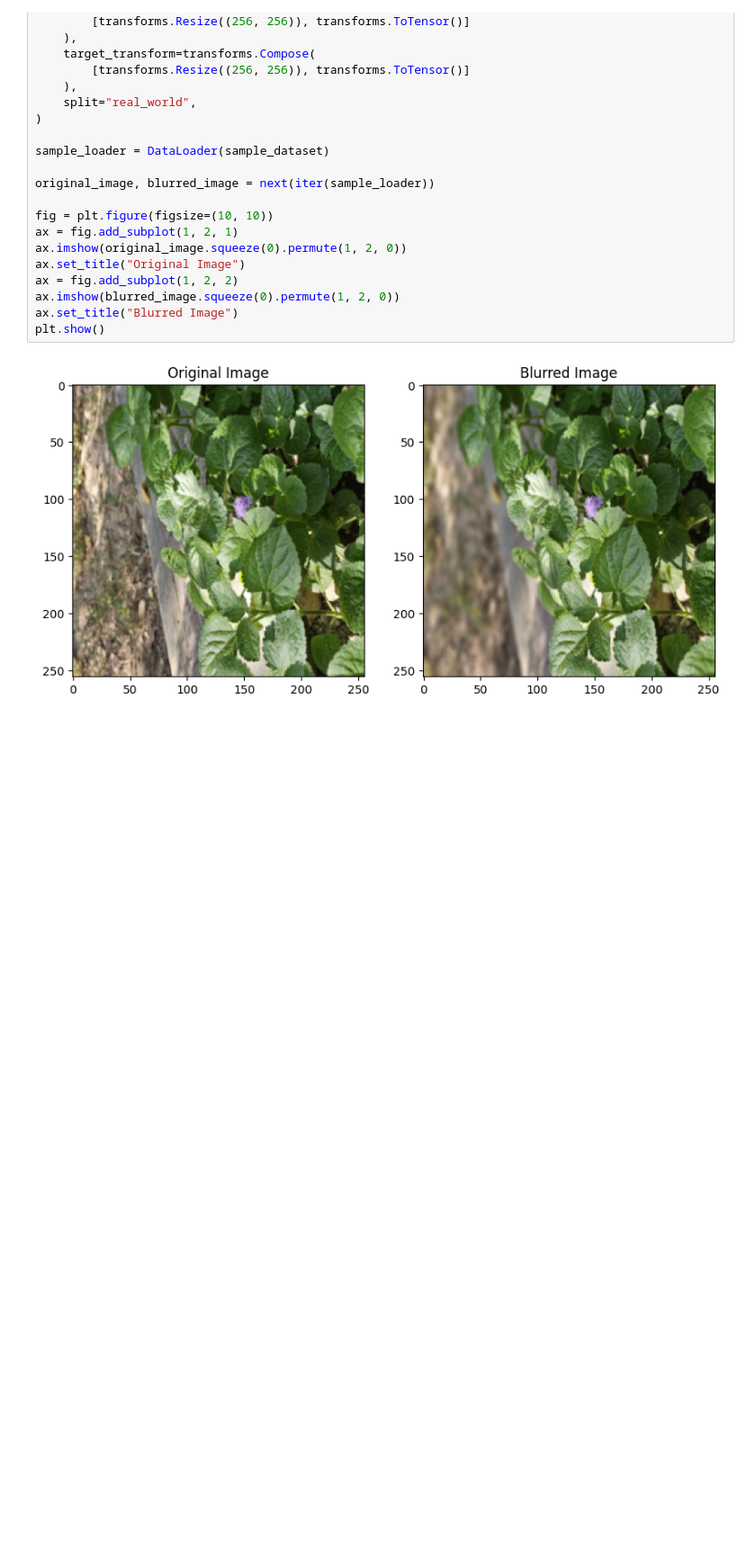
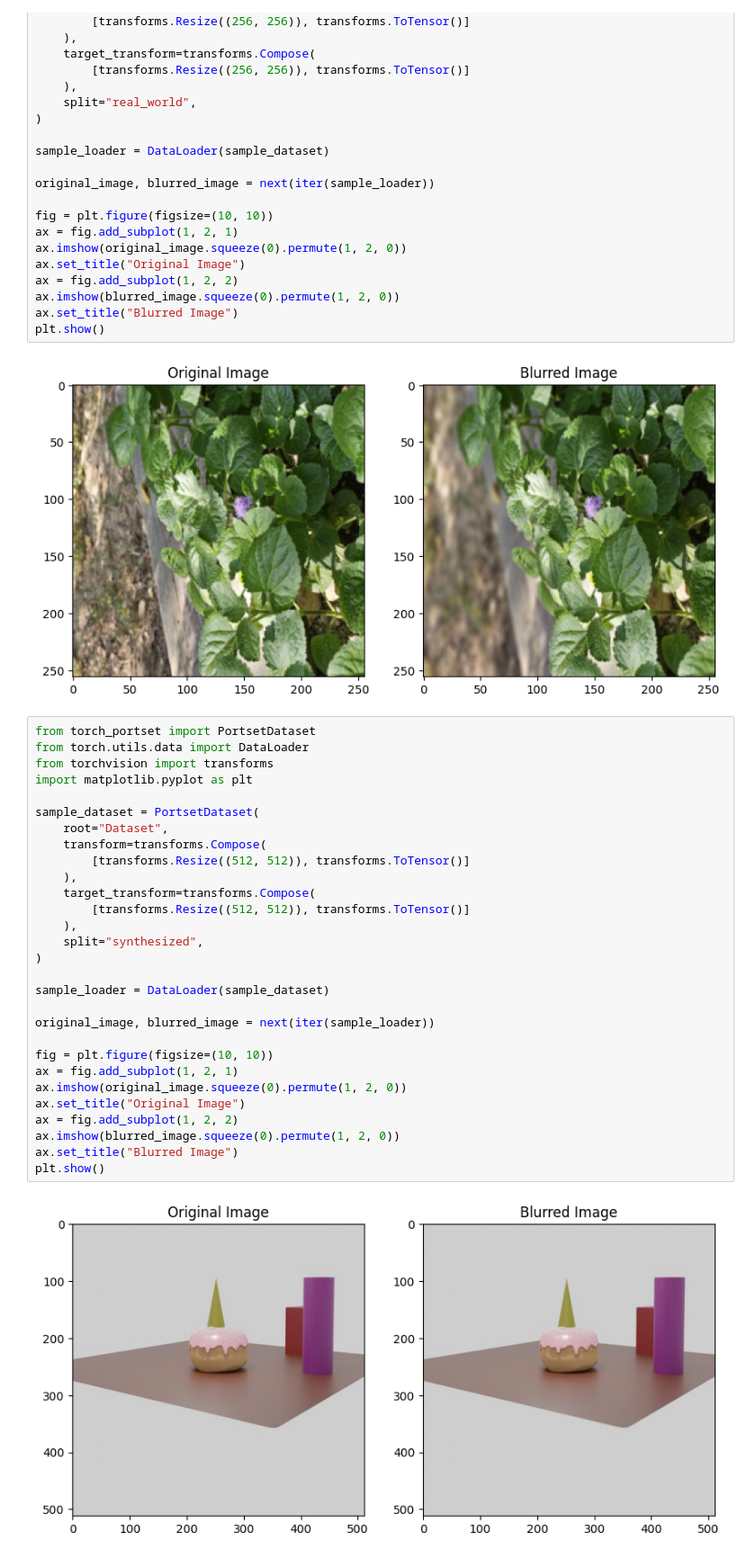
Before and after one commit to amirhossein-razlighi/PortSet, a Jupyter notebook: inference.ipynb, the cells around one changed output. Shown at 90% size. Saved outputs shown, nothing was run; the diff lists cells and outputs as text; blank space fills up the shorter version.

Commit message:
Changed resolution of synthesized images to 512

```diff
--- a/inference.ipynb
+++ b/inference.ipynb
@@ -50,3 +50,34 @@ ax.set_title("Blurred Image")
 plt.show()
 # %% [output]
 [figure]
+# %%
+from torch_portset import PortsetDataset
+from torch.utils.data import DataLoader
+from torchvision import transforms
+import matplotlib.pyplot as plt
+
+sample_dataset = PortsetDataset(
+    root="Dataset",
+    transform=transforms.Compose(
+        [transforms.Resize((512, 512)), transforms.ToTensor()]
+    ),
+    target_transform=transforms.Compose(
+        [transforms.Resize((512, 512)), transforms.ToTensor()]
+    ),
+    split="synthesized",
+)
+
+sample_loader = DataLoader(sample_dataset)
+
+original_image, blurred_image = next(iter(sample_loader))
+
+fig = plt.figure(figsize=(10, 10))
+ax = fig.add_subplot(1, 2, 1)
+ax.imshow(original_image.squeeze(0).permute(1, 2, 0))
+ax.set_title("Original Image")
+ax = fig.add_subplot(1, 2, 2)
+ax.imshow(blurred_image.squeeze(0).permute(1, 2, 0))
+ax.set_title("Blurred Image")
+plt.show()
+# %% [output]
+[figure, added]
```
Also changed, not shown: 2 other files.
